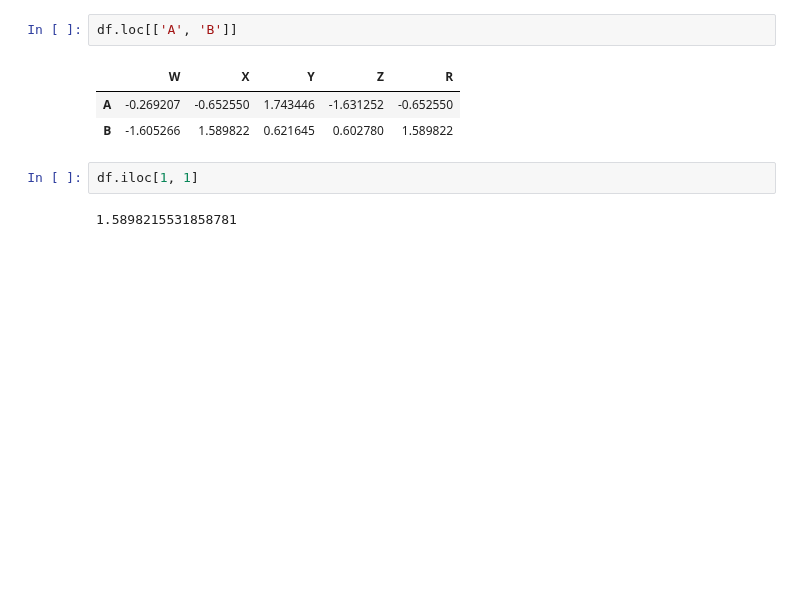
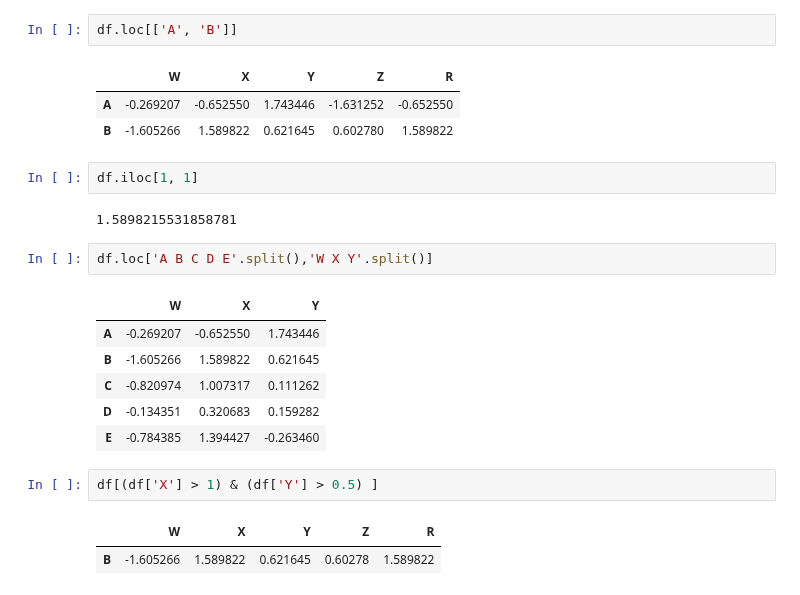
Before and after one commit to Rodrigo-Perico/DataScience, a Jupyter notebook: pandas.ipynb, the cells around one changed output. Saved outputs shown, nothing was run; the diff lists cells and outputs as text; blank space fills up the shorter version.

```diff
--- a/pandas.ipynb
+++ b/pandas.ipynb
@@ -176,3 +176,17 @@ df.loc[['A', 'B']]
 df.iloc[1, 1]
 # %% [output]
 1.5898215531858781
+# %%
+df.loc['A B C D E'.split(),'W X Y'.split()]
+# %% [output]
+|  | W | X | Y |
+| A | -0.269207 | -0.652550 | 1.743446 |
+| B | -1.605266 | 1.589822 | 0.621645 |
+| C | -0.820974 | 1.007317 | 0.111262 |
+| D | -0.134351 | 0.320683 | 0.159282 |
+| E | -0.784385 | 1.394427 | -0.263460 |
+# %%
+df[(df['X'] > 1) & (df['Y'] > 0.5) ]
+# %% [output]
+|  | W | X | Y | Z | R |
+| B | -1.605266 | 1.589822 | 0.621645 | 0.60278 | 1.589822 |
```
